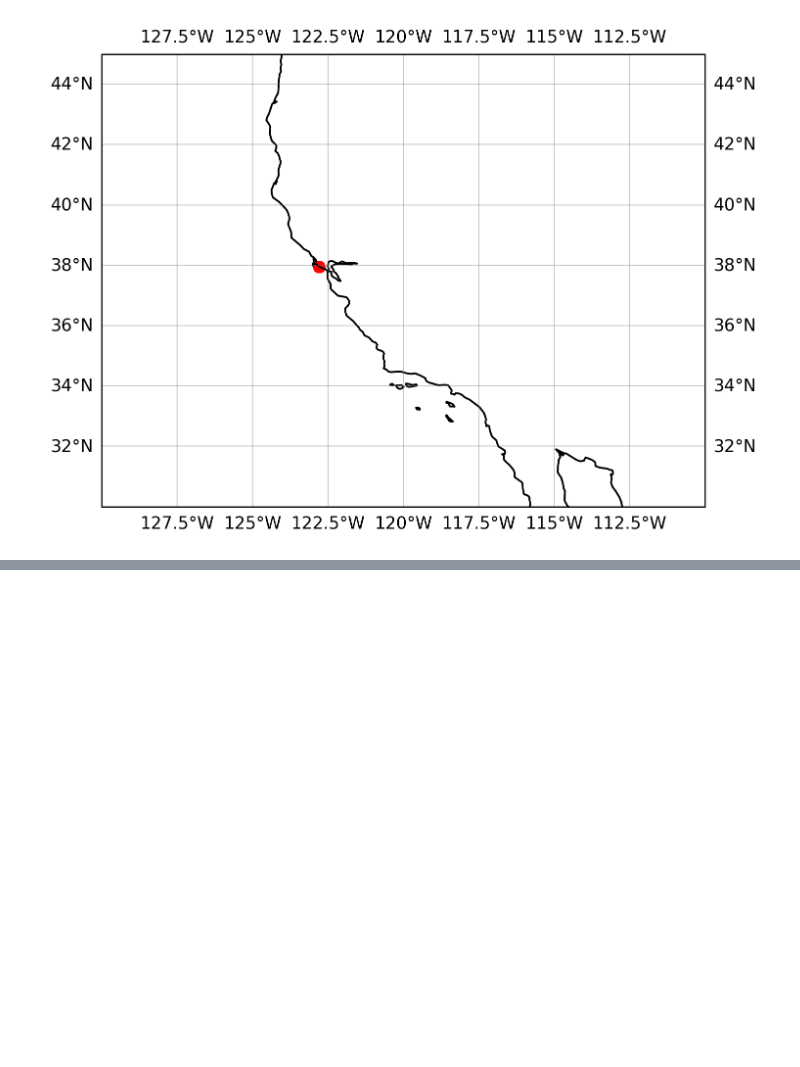
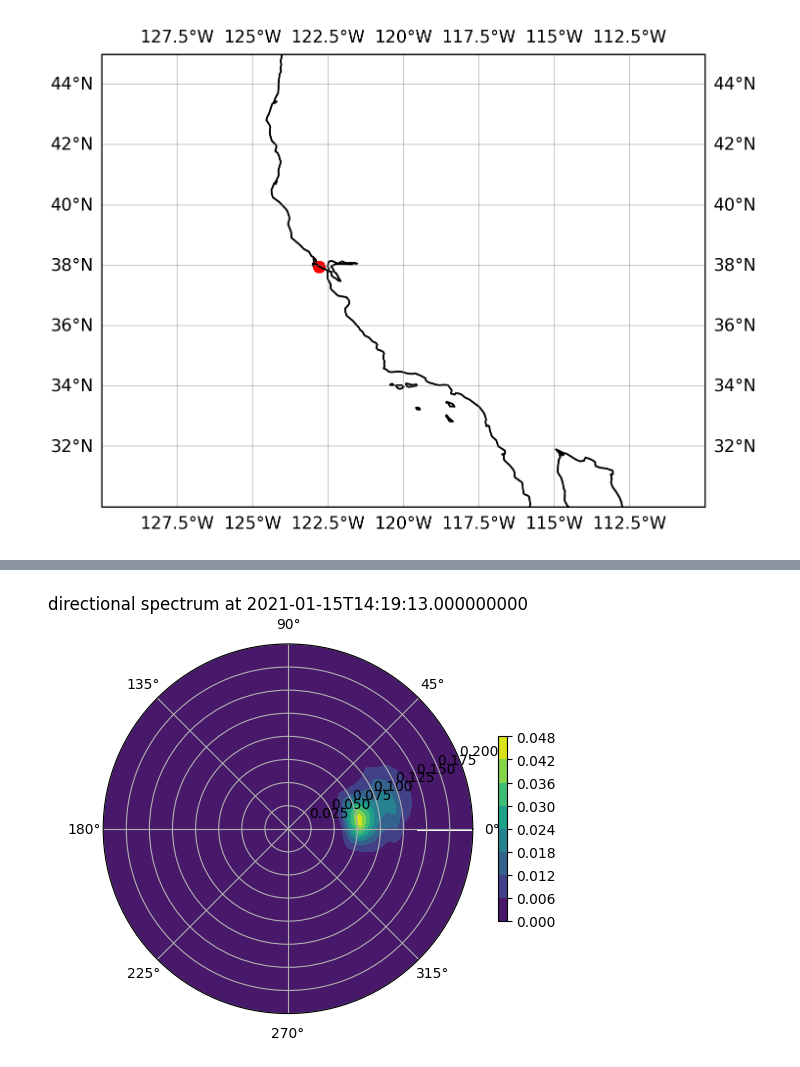
Before and after one commit to sofarocean/spotter-analysis-examples, a Jupyter notebook: sd_card_analysis.ipynb, the cells around one changed output, grey strips where cells are left out. Saved outputs shown, nothing was run; the diff lists cells and outputs as text; code cells hidden in the pictures; blank space fills up the shorter version.

```diff
--- a/sd_card_analysis.ipynb
+++ b/sd_card_analysis.ipynb
@@ -133,0 +161,13 @@ plt.scatter(location['longitude (decimal degrees)'], location[' latitude (decima
+# %%
+spectrum2D = spectrum.as_frequency_direction_spectrum(number_of_directions=360)
+# %%
+fig, ax = plt.subplots(1,1,subplot_kw=dict(projection='polar'))
+theta = np.deg2rad(spectrum2D.direction())
+im = ax.contourf(theta, spectrum2D.frequency, spectrum2D.values[0,:], cmap='viridis')
+ax.set_xlim([0*np.pi,2*np.pi])
+ax.set_ylim([0,0.2])
+ax.set_theta_zero_location("E")
+ax.grid('on')
+plt.colorbar(im,shrink=0.5)
+plt.title(f'directional spectrum at {spectrum2D.time[0].values}')
+# %% [output]
@@ -133,0 +175 @@ plt.scatter(location['longitude (decimal degrees)'], location[' latitude (decima
+[figure, added]
```
Also changed, not shown: parts of 7 cells of this notebook.
